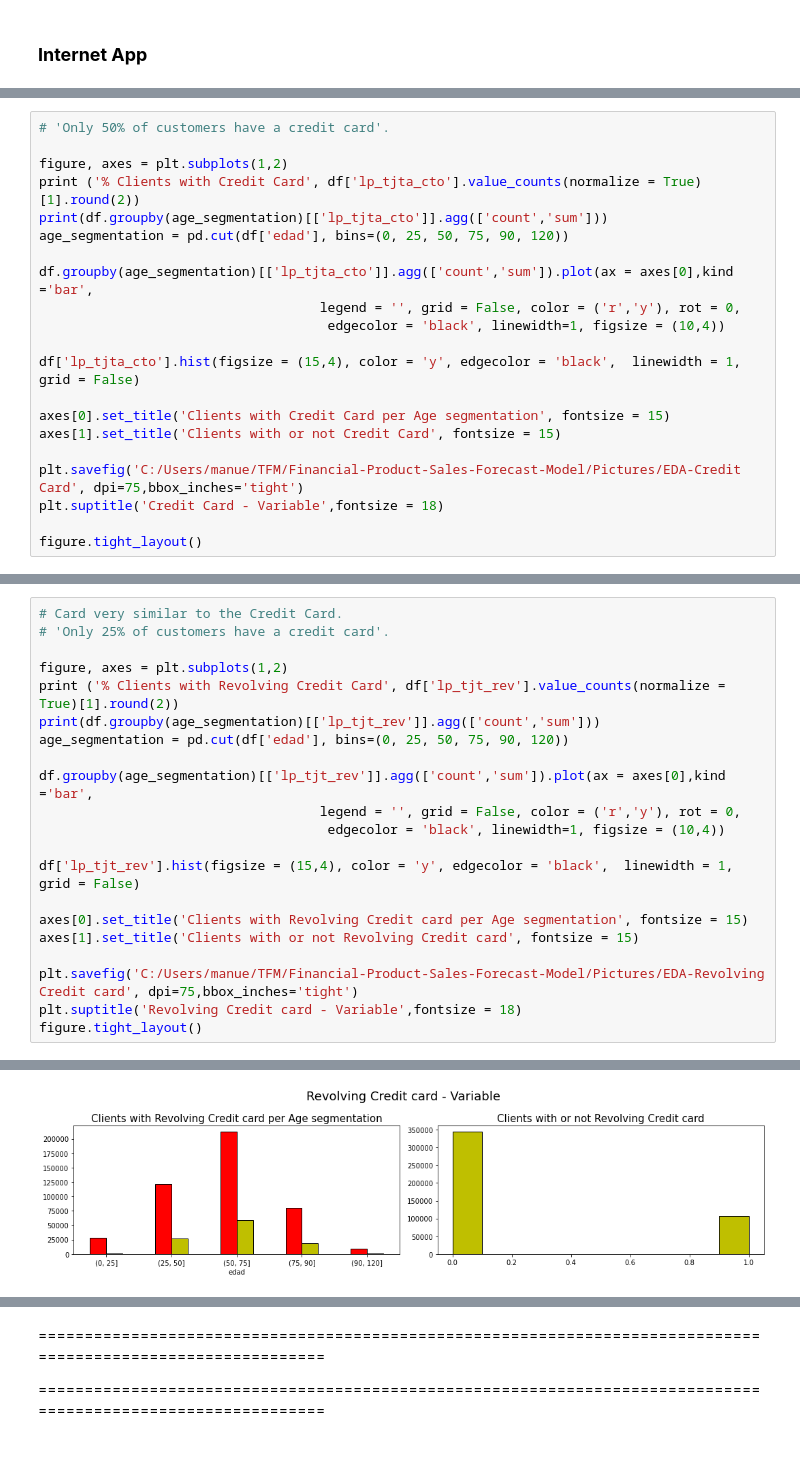
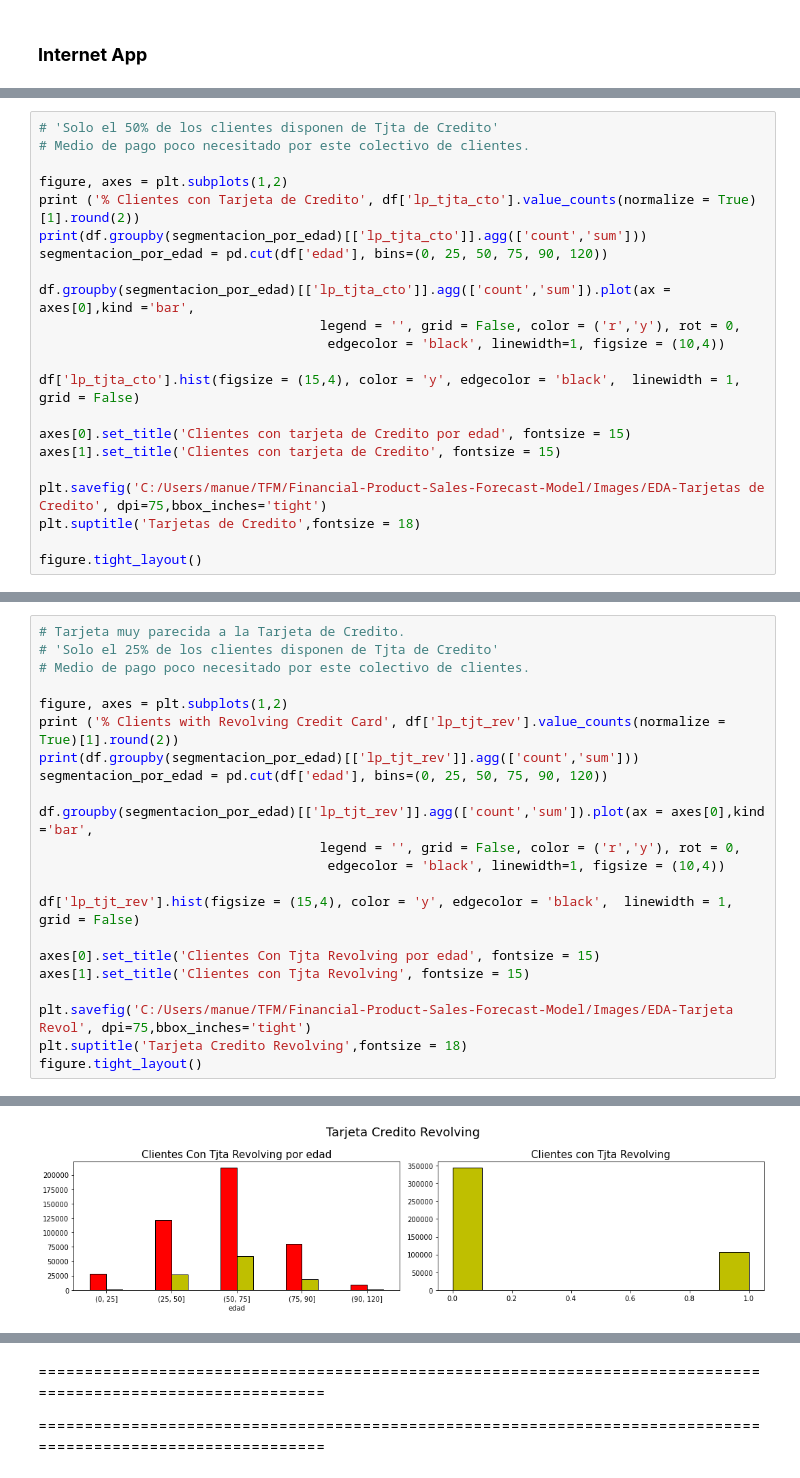
Before and after one commit to romayana/Financial-Product-Sales-Forecast-Model, a Jupyter notebook: Exploratory Data Analysis/EDA.ipynb, the cells around one changed output, grey strips where cells are left out. Drawn from its saved outputs; the diff is of its cells as text.

```diff
--- a/Exploratory Data Analysis/EDA.ipynb
+++ b/Exploratory Data Analysis/EDA.ipynb
@@ -611,22 +618,23 @@ edad
 # %%
-# 'Only 50% of customers have a credit card'.
+# 'Solo el 50% de los clientes disponen de Tjta de Credito'
+# Medio de pago poco necesitado por este colectivo de clientes.
 
 figure, axes = plt.subplots(1,2)
-print ('% Clients with Credit Card', df['lp_tjta_cto'].value_counts(normalize = True)[1].round(2))
-print(df.groupby(age_segmentation)[['lp_tjta_cto']].agg(['count','sum']))
-age_segmentation = pd.cut(df['edad'], bins=(0, 25, 50, 75, 90, 120))
+print ('% Clientes con Tarjeta de Credito', df['lp_tjta_cto'].value_counts(normalize = True)[1].round(2))
+print(df.groupby(segmentacion_por_edad)[['lp_tjta_cto']].agg(['count','sum']))
+segmentacion_por_edad = pd.cut(df['edad'], bins=(0, 25, 50, 75, 90, 120))
 
-df.groupby(age_segmentation)[['lp_tjta_cto']].agg(['count','sum']).plot(ax = axes[0],kind ='bar',
+df.groupby(segmentacion_por_edad)[['lp_tjta_cto']].agg(['count','sum']).plot(ax = axes[0],kind ='bar',
                                     legend = '', grid = False, color = ('r','y'), rot = 0,
                                      edgecolor = 'black', linewidth=1, figsize = (10,4))
 
 df['lp_tjta_cto'].hist(figsize = (15,4), color = 'y', edgecolor = 'black',  linewidth = 1, grid = False)
 
-axes[0].set_title('Clients with Credit Card per Age segmentation', fontsize = 15)
-axes[1].set_title('Clients with or not Credit Card', fontsize = 15)
+axes[0].set_title('Clientes con tarjeta de Credito por edad', fontsize = 15)
+axes[1].set_title('Clientes con tarjeta de Credito', fontsize = 15)
 
-plt.savefig('C:/Users/manue/TFM/Financial-Product-Sales-Forecast-Model/Pictures/EDA-Credit Card', dpi=75,bbox_inches='tight')
-plt.suptitle('Credit Card - Variable',fontsize = 18)
+plt.savefig('C:/Users/manue/TFM/Financial-Product-Sales-Forecast-Model/Images/EDA-Tarjetas de Credito', dpi=75,bbox_inches='tight')
+plt.suptitle('Tarjetas de Credito',fontsize = 18)
 
 figure.tight_layout()
 # %% [output]
@@ -645,32 +653,33 @@ edad
 # %%
-# Card very similar to the Credit Card.
-# 'Only 25% of customers have a credit card'.
+# Tarjeta muy parecida a la Tarjeta de Credito.
+# 'Solo el 25% de los clientes disponen de Tjta de Credito'
+# Medio de pago poco necesitado por este colectivo de clientes.
 
 figure, axes = plt.subplots(1,2)
 print ('% Clients with Revolving Credit Card', df['lp_tjt_rev'].value_counts(normalize = True)[1].round(2))
-print(df.groupby(age_segmentation)[['lp_tjt_rev']].agg(['count','sum']))
-age_segmentation = pd.cut(df['edad'], bins=(0, 25, 50, 75, 90, 120))
+print(df.groupby(segmentacion_por_edad)[['lp_tjt_rev']].agg(['count','sum']))
+segmentacion_por_edad = pd.cut(df['edad'], bins=(0, 25, 50, 75, 90, 120))
 
-df.groupby(age_segmentation)[['lp_tjt_rev']].agg(['count','sum']).plot(ax = axes[0],kind ='bar',
+df.groupby(segmentacion_por_edad)[['lp_tjt_rev']].agg(['count','sum']).plot(ax = axes[0],kind ='bar',
                                     legend = '', grid = False, color = ('r','y'), rot = 0,
                                      edgecolor = 'black', linewidth=1, figsize = (10,4))
 
 df['lp_tjt_rev'].hist(figsize = (15,4), color = 'y', edgecolor = 'black',  linewidth = 1, grid = False)
 
-axes[0].set_title('Clients with Revolving Credit card per Age segmentation', fontsize = 15)
-axes[1].set_title('Clients with or not Revolving Credit card', fontsize = 15)
+axes[0].set_title('Clientes Con Tjta Revolving por edad', fontsize = 15)
+axes[1].set_title('Clientes con Tjta Revolving', fontsize = 15)
 
-plt.savefig('C:/Users/manue/TFM/Financial-Product-Sales-Forecast-Model/Pictures/EDA-Revolving Credit card', dpi=75,bbox_inches='tight')
-plt.suptitle('Revolving Credit card - Variable',fontsize = 18)
+plt.savefig('C:/Users/manue/TFM/Financial-Product-Sales-Forecast-Model/Images/EDA-Tarjeta Revol', dpi=75,bbox_inches='tight')
+plt.suptitle('Tarjeta Credito Revolving',fontsize = 18)
 figure.tight_layout()
 # %% [output]
 % Clients with Revolving Credit Card 0.24
           lp_tjt_rev
                count    sum
 edad
 (0, 25]        27661    994
 (25, 50]      121987  26939
 (50, 75]      212315  59209
 (75, 90]       80580  19130
 (90, 120]       8818    964
-[figure, old version]
+[figure, new version]
```
Also changed, not shown: parts of 180 cells of this notebook, 33 other files.
